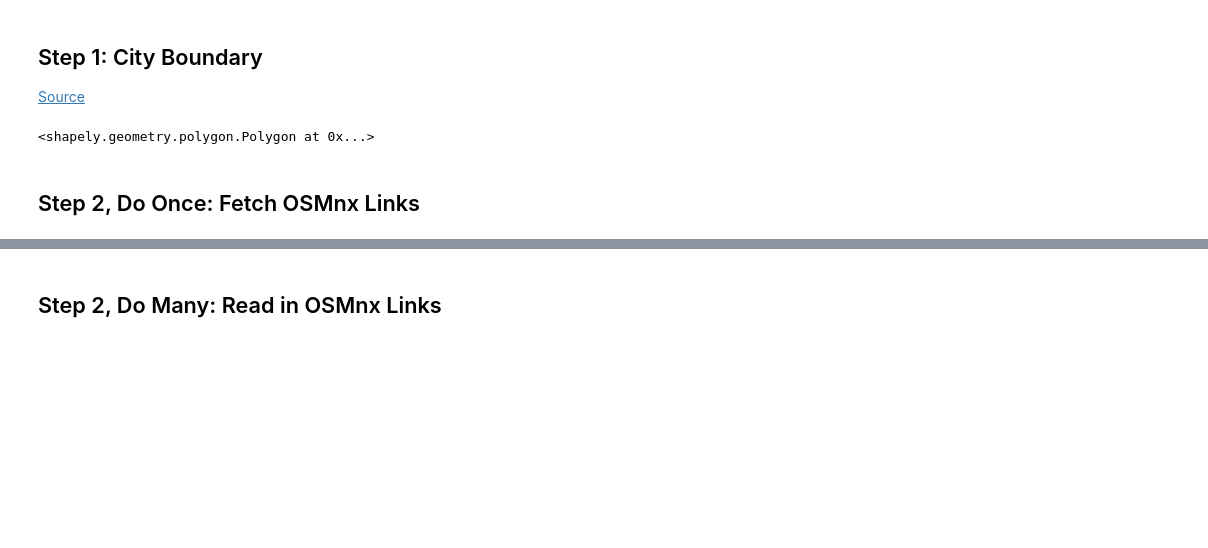
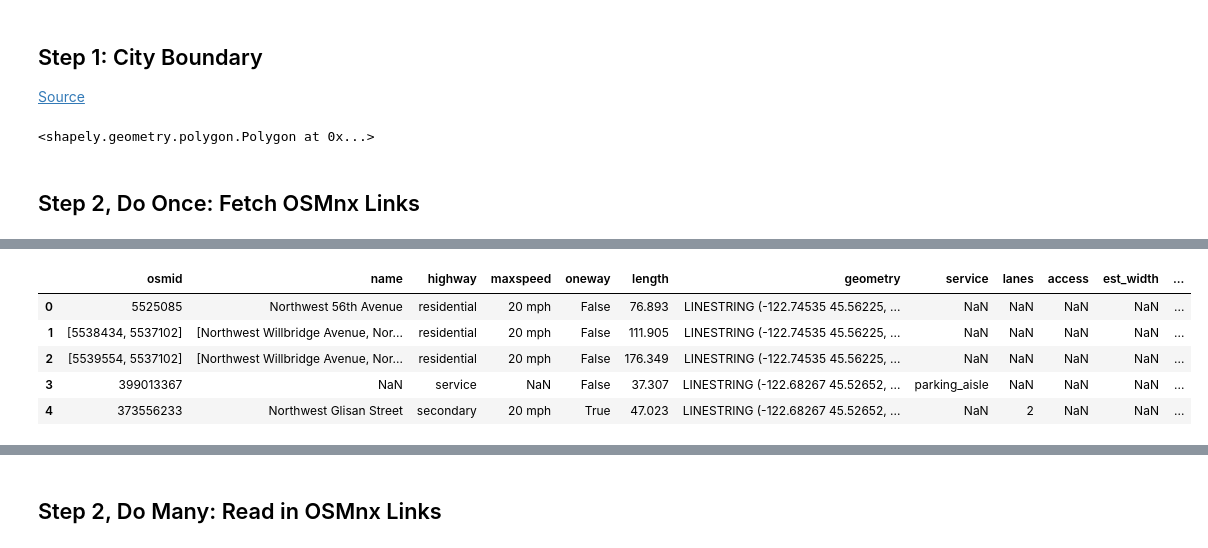
Before and after one commit to DavidOry/osm-extract-validator, a Jupyter notebook: osmnx_extract.ipynb, the cells around one changed output, grey strips where cells are left out. Drawn from its saved outputs; the diff is of its cells as text; code cells hidden in the pictures; blank space fills up the shorter version.

```diff
--- a/osmnx_extract.ipynb
+++ b/osmnx_extract.ipynb
@@ -9,7 +9,7 @@ import pyarrow.feather as arrow
 ## Step 1: City Boundary
 [Source](https://gis-pdx.opendata.arcgis.com/datasets/portland-administrative-sextants)
 # %%
-nw_pdx = gpd.read_file("Portland_Administrative_Sextants.geojson")
+nw_pdx = gpd.read_file("https://opendata.arcgis.com/datasets/608f29b28c3f4e728f9e8dc8b2dc3f66_233.geojson")
 nw_pdx = (
     nw_pdx[nw_pdx['Sextant'] == 'Northwest']
     .to_crs(epsg = 4326)
@@ -30,7 +30,4 @@ with open("nw_pdx.geojson", "w") as f:
 graph = ox.graph_from_polygon(
     nw_pdx,
     network_type = 'all',
-    simplify = False)
-
-link_gdf = ox.graph_to_gdfs(graph, nodes = False, edges = True)
-link_gdf.columns
+    simplify = True)
@@ -70,0 +36,9 @@ with open("osmnx_link.geojson", "w") as f:
+# %%
+link_gdf.head()
+# %% [output]
+|  | osmid | name | highway | maxspeed | oneway | length | geometry | service | lanes | access | est_width | ... |
+| 0 | 5525085 | Northwest 56th Avenue | residential | 20 mph | False | 76.893 | LINESTRING (-122.74535 45.56225, ... | NaN | NaN | NaN | NaN | ... |
+| 1 | [5538434, 5537102] | [Northwest Willbridge Avenue, Nor... | residential | 20 mph | False | 111.905 | LINESTRING (-122.74535 45.56225, ... | NaN | NaN | NaN | NaN | ... |
+| 2 | [5539554, 5537102] | [Northwest Willbridge Avenue, Nor... | residential | 20 mph | False | 176.349 | LINESTRING (-122.74535 45.56225, ... | NaN | NaN | NaN | NaN | ... |
+| 3 | 399013367 | NaN | service | NaN | False | 37.307 | LINESTRING (-122.68267 45.52652, ... | parking_aisle | NaN | NaN | NaN | ... |
+| 4 | 373556233 | Northwest Glisan Street | secondary | 20 mph | True | 47.023 | LINESTRING (-122.68267 45.52652, ... | NaN | 2 | NaN | NaN | ... |
```
Also changed, not shown: parts of 13 cells of this notebook, 7 other files.
